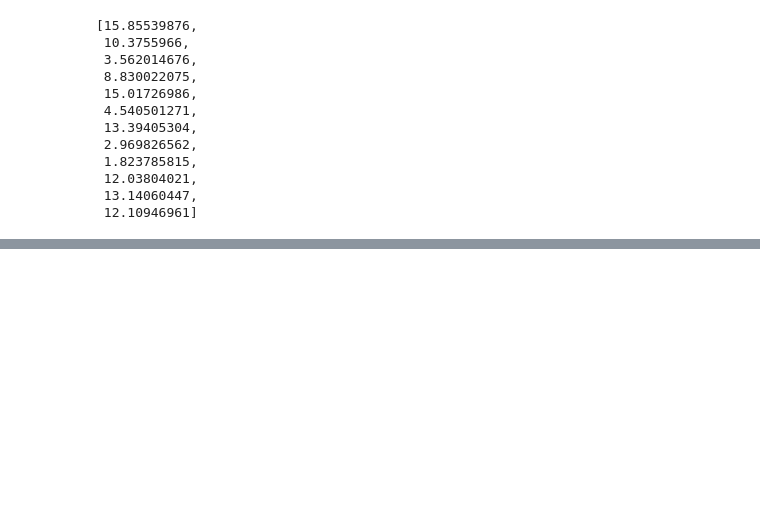
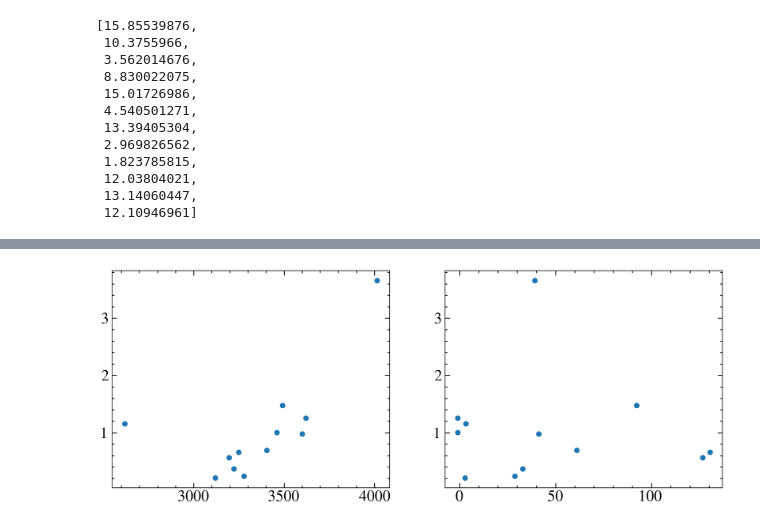
Before and after one commit to davidjwilson/SEDs, a Jupyter notebook: paper/assorted_plots.ipynb, the cells around one changed output, grey strips where cells are left out. Cells and saved outputs as stored; diff of their text form; code cells hidden in the pictures; blank space fills up the shorter version.

```diff
--- a/paper/assorted_plots.ipynb
+++ b/paper/assorted_plots.ipynb
@@ -540,6 +540,7 @@ args = np.argsort(teffs)[::-1]
 stars_sort = np.array(stars)[args]
 specs_sort = np.array(specs)[args]
 teffs_sort = teffs[args]
+prots_sort = params['P_rot_d'][args]
 # %%
 # import mplcyberpunk
 # plt.style.use("cyberpunk")
@@ -955,0 +981,17 @@ d_stars
+# %%
+fig, ax = plt.subplots(ncols=2)
+
+fnr = np.array(nuvs)/np.array(fuvs)
+
+
+ax[0].scatter(teffs_sort, fnr)
+ax[1].scatter(prots_sort, fnr)
+
+fnearth = nuv_earth/fuv_earth
+tsun = 5772
+protsun = 27.26
+
+# ax[0].scatter(tsun, fnearth)
+# ax[1].scatter(protsun, fnearth)
+# %% [output]
+[figure, added]
```
Also changed, not shown: parts of 5 cells of this notebook, 4 other files.
